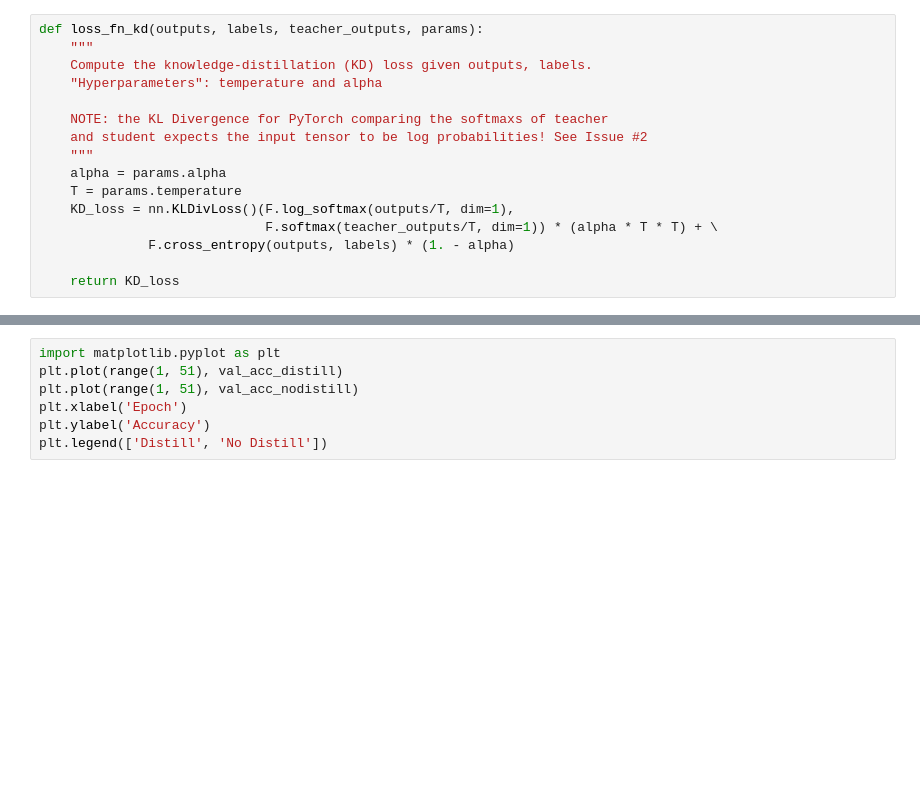
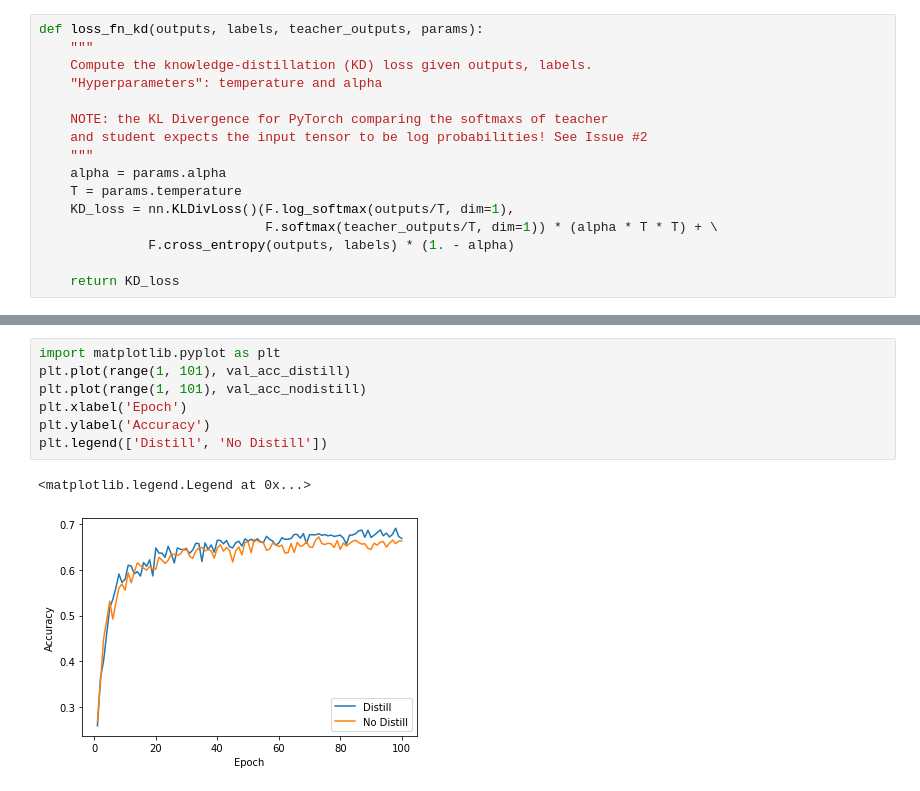
Before and after one commit to jaychoi12/LG_KD, a Jupyter notebook: DistillKnowledgeNN/KD_exp_subset.ipynb, the cells around one changed output, grey strips where cells are left out. Drawn from its saved outputs; the diff is of its cells as text; blank space fills up the shorter version.

```diff
--- a/DistillKnowledgeNN/KD_exp_subset.ipynb
+++ b/DistillKnowledgeNN/KD_exp_subset.ipynb
@@ -170,7 +195,10 @@ for epoch in range(params.num_epochs):
 # %%
 import matplotlib.pyplot as plt
-plt.plot(range(1, 51), val_acc_distill)
-plt.plot(range(1, 51), val_acc_nodistill)
+plt.plot(range(1, 101), val_acc_distill)
+plt.plot(range(1, 101), val_acc_nodistill)
 plt.xlabel('Epoch')
 plt.ylabel('Accuracy')
 plt.legend(['Distill', 'No Distill'])
+# %% [output]
+<matplotlib.legend.Legend at 0x...>
+[figure, added]
```
Also changed, not shown: parts of 3 cells of this notebook, 1 other file.
